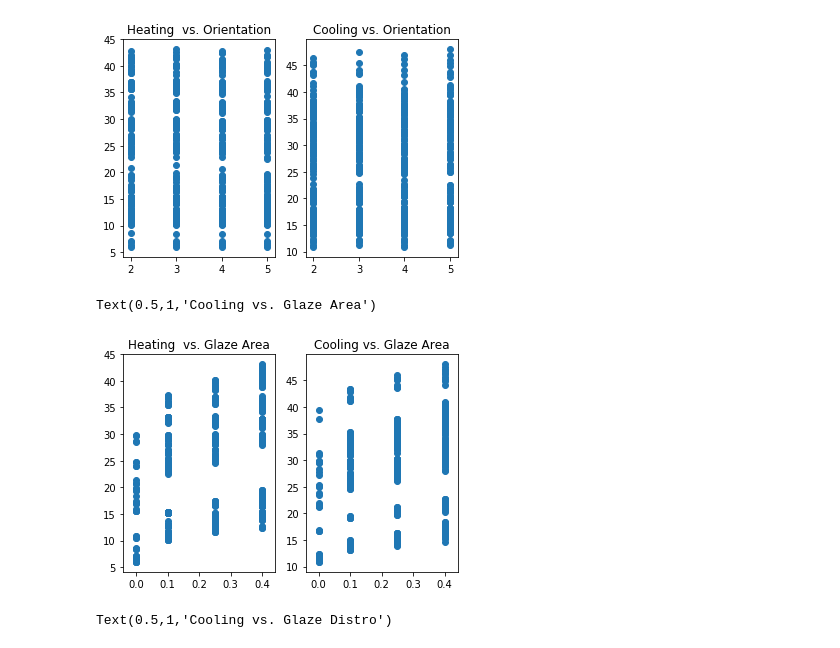
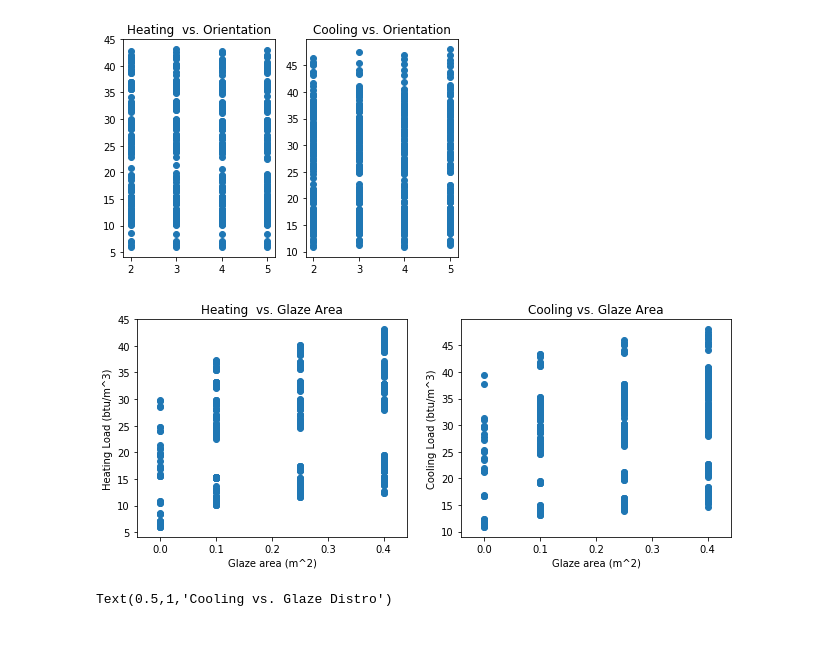
Before and after one commit to pezLyfe/EnergyEfficiency, a Jupyter notebook: EnergyEfficiency_Latest.ipynb, the cells around one changed output. Saved outputs shown, nothing was run; the diff lists cells and outputs as text; code cells hidden in the pictures.

```diff
--- a/EnergyEfficiency_Latest.ipynb
+++ b/EnergyEfficiency_Latest.ipynb
@@ -265,19 +276,23 @@ Text(0.5,1,'Cooling vs. Orientation')
 # %%
 hy = df['HeatLoad']
 hx = df['Glazing Area']
 cy = df['CoolLoad']
 cx = df['Glazing Area']
 
 plt.subplot(1, 2, 1)
 plt.scatter(hx, hy)
 plt.title('Heating  vs. Glaze Area')
+plt.xlabel('Glaze area (m^2)')
+plt.ylabel('Heating Load (btu/m^3)')
 
 plt.subplot(1, 2, 2)
 plt.scatter(cx, cy)
 plt.title('Cooling vs. Glaze Area')
+plt.xlabel('Glaze area (m^2)')
+plt.ylabel('Cooling Load (btu/m^3)')
+plt.subplots_adjust(right = 1.5)
 # %% [output]
-Text(0.5,1,'Cooling vs. Glaze Area')
-[figure, old version]
+[figure, new version]
 # %%
 hy = df['HeatLoad']
 hx = df['Glazing Area Distro']
```
Also changed, not shown: parts of 13 cells of this notebook.
